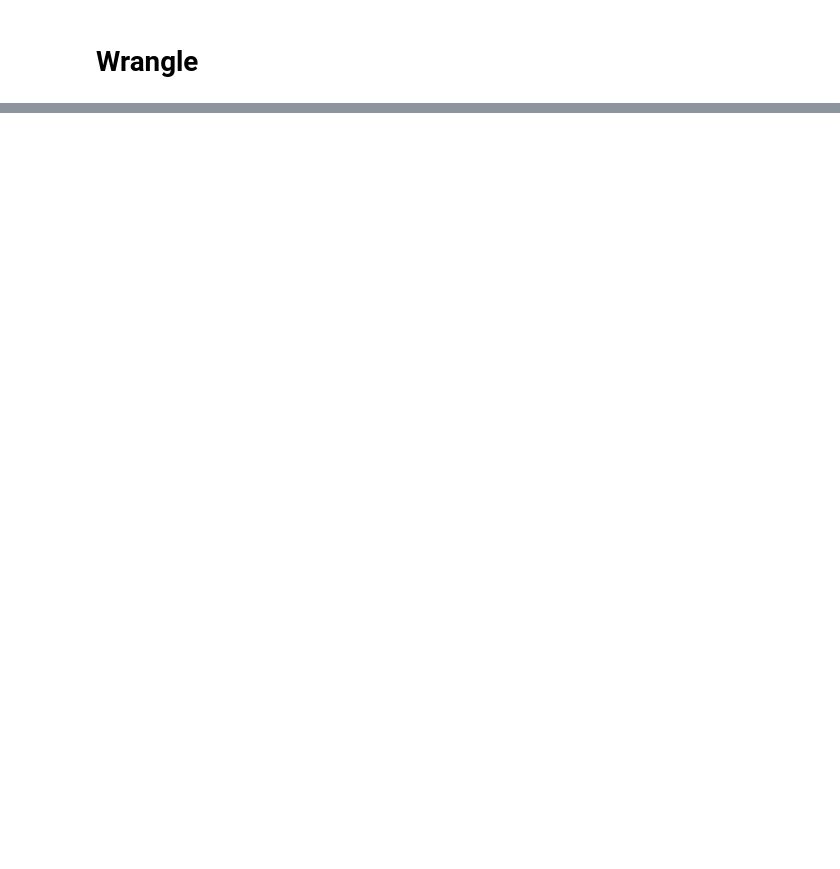
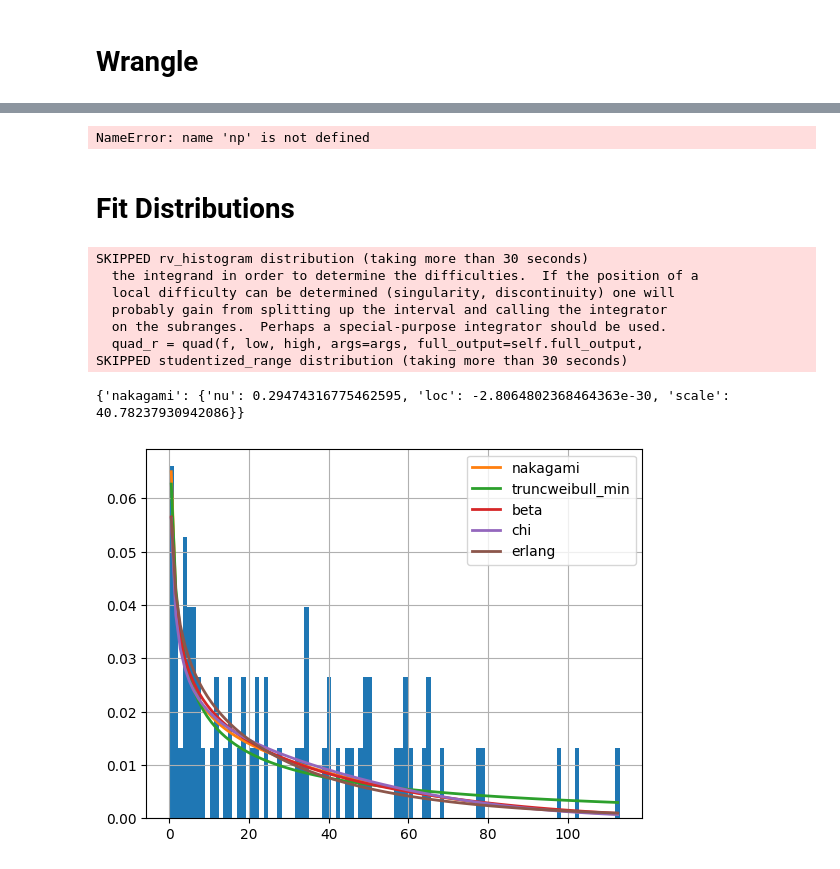
Before and after one commit to staldenhoefler/Steinschlag, a Jupyter notebook: try_aaron.ipynb, the cells around one changed output, grey strips where cells are left out. Drawn from its saved outputs; the diff is of its cells as text; code cells hidden in the pictures; blank space fills up the shorter version.

```diff
--- a/try_aaron.ipynb
+++ b/try_aaron.ipynb
@@ -45,0 +28,30 @@ def main():
+# %%
+def get_time_differences(df):
+    """Returns the time differences between rocks in hours."""
+    return df['date'].diff().dt.total_seconds() / 3600
+
+
+def add_time_differences(df):
+    """Adds the time differences to the dataframe."""
+    df['time_differences'] = get_time_differences(df)
+    return df
+
+
+def add_energy(df):
+    """Adds the energy to the dataframe."""
+    df['e'] = 0.5 * df['m'] * df['v'] ** 2
+    return df
+
+
+def reorder_columns(df):
+    """Reorders the columns of the dataframe."""
+    return df[['zone', 'date', 'time_differences', 'm', 'v', 'e']]
+
+
+data_1 = reorder_columns(add_energy(add_time_differences(data_1)))
+data_2 = reorder_columns(add_energy(add_time_differences(data_2)))
+df = reorder_columns(add_energy(add_time_differences(df)))
+df['zone'] = df['zone'].astype('category')
+data_1.to_csv('data/data_1.csv', index=False)
+data_2.to_csv('data/data_1.csv', index=False)
+df.to_csv('data/data.csv', index=False)
@@ -45,0 +79,42 @@ def main():
+# %%
+def plot_histogram(df: pd.DataFrame, col: str, zone: int):
+    """Plots the given column of the given dataframe as a histogram."""
+    df[col].hist(bins=np.sqrt(len(df[col])).astype(int) * 6)
+    plt.title(f'{col.upper()} for Zone {zone}')
+    plt.xlabel(col.upper())
+    plt.ylabel('Frequency')
+    plt.show()
+
+
+for col in ['m', 'v', 'e']:
+    for zone in [1, 2]:
+        plot_histogram(df[df['zone'] == zone], col, zone)
+# %% [output]
+NameError: name 'np' is not defined
+# %% [markdown]
+# Fit Distributions
+# %%
+def fit_common_distributions(data):
+    """Fits the given data to the most common distributions and returns the fitted object."""
+    f = Fitter(data)
+    f.fit()
+    return f
+
+
+def show_best_distribution(data):
+    """Fits the given data to the most common distributions, prints the best distribution and shows a plot of the best distributions."""
+    f = fit_common_distributions(data)
+    print(f.get_best())
+    f.summary()
+# %%
+show_best_distribution(df[df['zone'] == 1]['time_differences'].dropna().values)
+# %% [output]
+SKIPPED rv_histogram distribution (taking more than 30 seconds)
+  the integrand in order to determine the difficulties.  If the position of a
+  local difficulty can be determined (singularity, discontinuity) one will
+  probably gain from splitting up the interval and calling the integrator
+  on the subranges.  Perhaps a special-purpose integrator should be used.
+  quad_r = quad(f, low, high, args=args, full_output=self.full_output,
+SKIPPED studentized_range distribution (taking more than 30 seconds)
+{'nakagami': {'nu': 0.29474316775462595, 'loc': -2.8064802368464363e-30, 'scale': 40.78237930942086}}
+[figure, added]
```
Also changed, not shown: parts of 11 cells of this notebook, 1 other file.
